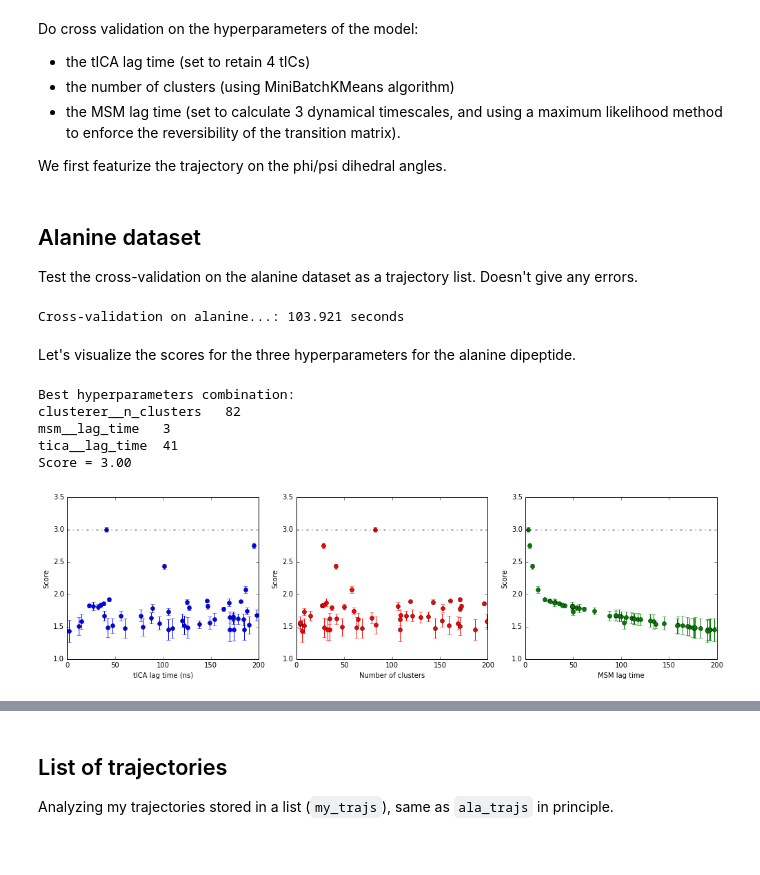
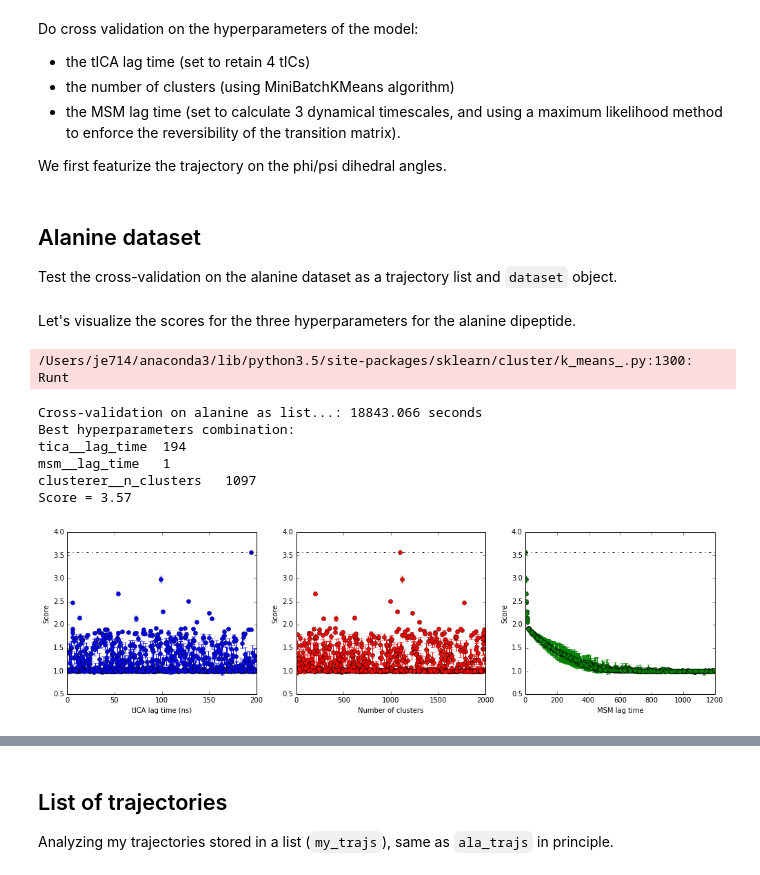
Before and after one commit to jeiros/Jupyter_notebooks, a Jupyter notebook: python/markov_analysis/gmrq-model-selection.ipynb, the cells around one changed output, grey strips where cells are left out. Drawn from its saved outputs; the diff is of its cells as text; code cells hidden in the pictures.

Commit message:
dataset object works with CV. disconnected trajectories make the gmrq fail

```diff
--- a/python/markov_analysis/gmrq-model-selection.ipynb
+++ b/python/markov_analysis/gmrq-model-selection.ipynb
@@ -90,19 +94,14 @@ model = Pipeline([
     ('clusterer', MiniBatchKMeans()),
     ('msm', MarkovStateModel(n_timescales=3, ergodic_cutoff='on', reversible_type='mle', verbose=False))
 ])
-search = RandomizedSearchCV(model, n_iter=50, cv=3, refit=False, param_distributions={
+search = RandomizedSearchCV(model, n_iter=1000, cv=3, refit=False, param_distributions={
         'tica__lag_time':randint(1,200),
-        'clusterer__n_clusters':randint(1,200),
-        'msm__lag_time':randint(1,200)
+        'clusterer__n_clusters':randint(1,2000),
+        'msm__lag_time':randint(1,1200)
 })
 # %% [markdown]
 ## Alanine dataset
-Test the cross-validation on the alanine dataset as a trajectory list. Doesn't give any errors.
+Test the cross-validation on the alanine dataset as a trajectory list and `dataset` object.
-# %%
-with timing('Cross-validation on alanine...'):
-    ala_scores = search.fit(ala_trajs)
-# %% [output]
-Cross-validation on alanine...: 103.921 seconds
 # %% [markdown]
 Let's visualize the scores for the three hyperparameters for the alanine dipeptide.
 # %%
@@ -144,15 +143,19 @@ def plot_scores(score_matrix):
 
     pp.tight_layout()
 # %%
+with timing('Cross-validation on alanine as list...'):
+    ala_scores = search.fit(ala_trajs)
 print("Best hyperparameters combination:")
 for key, value in ala_scores.best_params_.items():
     print("%s\t%s" % (key, value))
 print("Score = %.2f" % ala_scores.best_score_)
 plot_scores(ala_scores)
 # %% [output]
-Best hyperparameters combination:
-clusterer__n_clusters   82
-msm__lag_time   3
-tica__lag_time  41
-Score = 3.00
+/Users/je714/anaconda3/lib/python3.5/site-packages/sklearn/cluster/k_means_.py:1300: Runt
+Cross-validation on alanine as list...: 18843.066 seconds
+Best hyperparameters combination:
+tica__lag_time  194
+msm__lag_time   1
+clusterer__n_clusters   1097
+Score = 3.57
-[figure, old version]
+[figure, new version]
```
Also changed, not shown: parts of 11 cells of this notebook, 1 other file.
